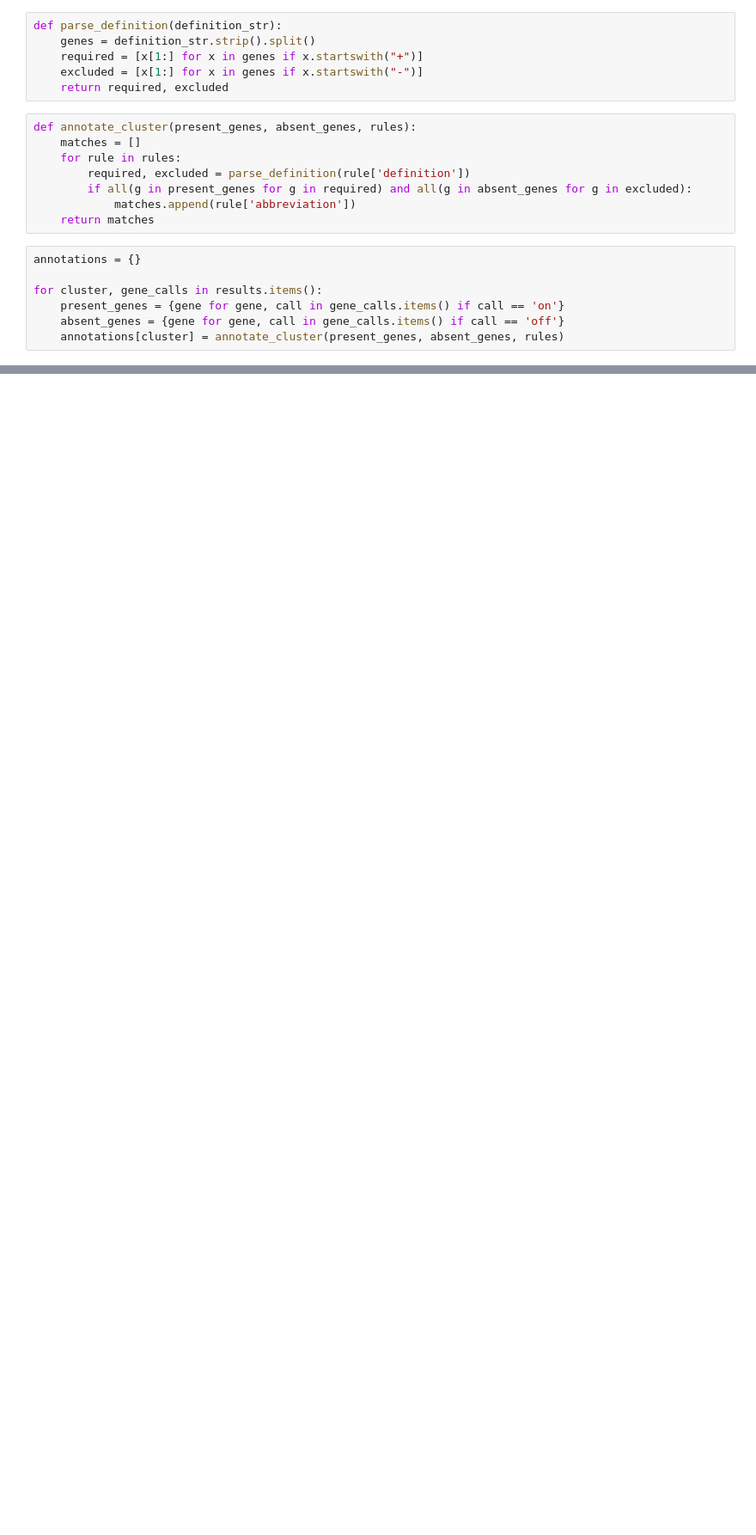
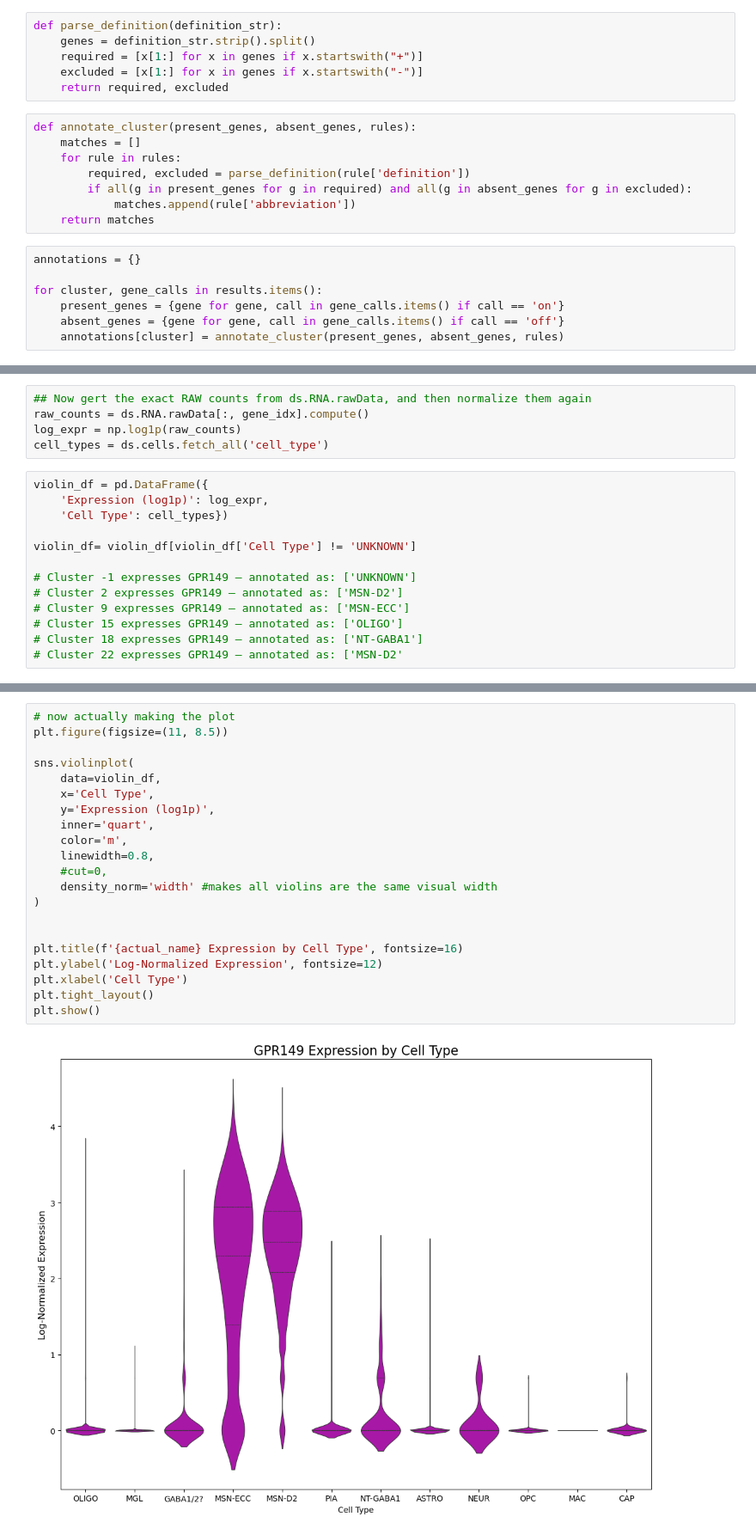
Before and after one commit to saatvik-viniak/sc-RNA-atlas, a Jupyter notebook: External Segment of globus pallidus/externalGP.ipynb, the cells around one changed output, grey strips where cells are left out. Shown at 86% size. Drawn from its saved outputs; the diff is of its cells as text; blank space fills up the shorter version.

```diff
--- a/External Segment of globus pallidus/externalGP.ipynb
+++ b/External Segment of globus pallidus/externalGP.ipynb
@@ -455,0 +520,18 @@ off
+# %%
+## Now gert the exact RAW counts from ds.RNA.rawData, and then normalize them again
+raw_counts = ds.RNA.rawData[:, gene_idx].compute()
+log_expr = np.log1p(raw_counts)
+cell_types = ds.cells.fetch_all('cell_type')
+# %%
+violin_df = pd.DataFrame({
+    'Expression (log1p)': log_expr,
+    'Cell Type': cell_types})
+
+violin_df= violin_df[violin_df['Cell Type'] != 'UNKNOWN']
+
+# Cluster -1 expresses GPR149 — annotated as: ['UNKNOWN']
+# Cluster 2 expresses GPR149 — annotated as: ['MSN-D2']
+# Cluster 9 expresses GPR149 — annotated as: ['MSN-ECC']
+# Cluster 15 expresses GPR149 — annotated as: ['OLIGO']
+# Cluster 18 expresses GPR149 — annotated as: ['NT-GABA1']
+# Cluster 22 expresses GPR149 — annotated as: ['MSN-D2'
@@ -455,0 +540,23 @@ off
+# %%
+# now actually making the plot
+plt.figure(figsize=(11, 8.5))
+
+sns.violinplot(
+    data=violin_df,
+    x='Cell Type',
+    y='Expression (log1p)',
+    inner='quart',
+    color='m',
+    linewidth=0.8,
+    #cut=0,
+    density_norm='width' #makes all violins are the same visual width
+)
+
+
+plt.title(f'{actual_name} Expression by Cell Type', fontsize=16)
+plt.ylabel('Log-Normalized Expression', fontsize=12)
+plt.xlabel('Cell Type')
+plt.tight_layout()
+plt.show()
+# %% [output]
+[figure, added]
```
Also changed, not shown: parts of 19 cells of this notebook, 1 other file.
